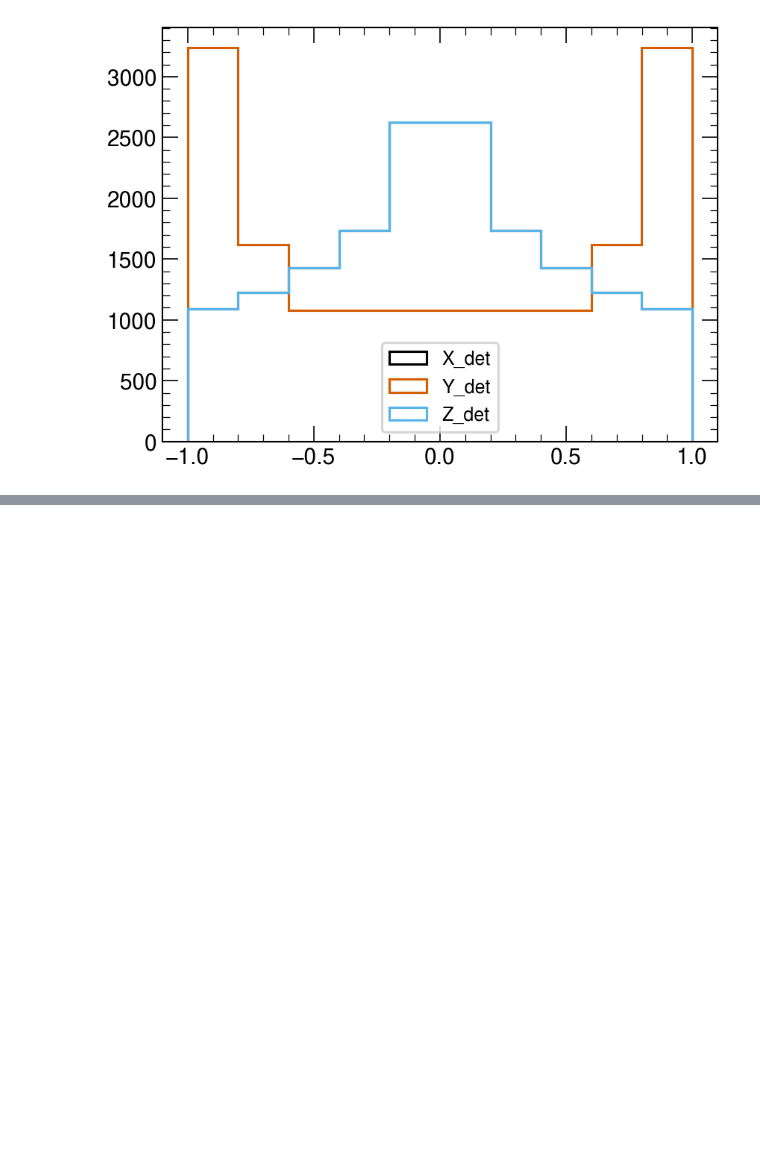
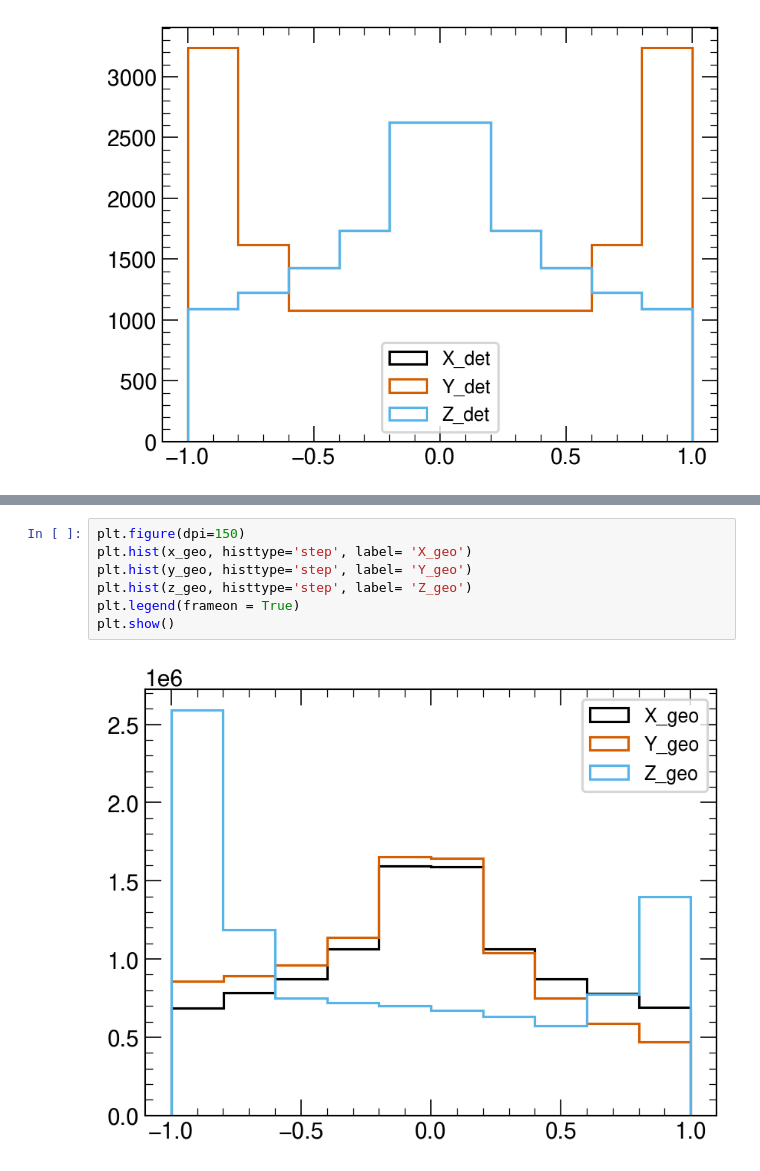
Before and after one commit to lperes-ufrj/AxionAnalysis, a Jupyter notebook: GalaxyCenterSim/NFW_AngDist.ipynb, the cells around one changed output, grey strips where cells are left out. Saved outputs shown, nothing was run; the diff lists cells and outputs as text; blank space fills up the shorter version.

```diff
--- a/GalaxyCenterSim/NFW_AngDist.ipynb
+++ b/GalaxyCenterSim/NFW_AngDist.ipynb
@@ -742,0 +516,9 @@ plt.show()
+# %%
+plt.figure(dpi=150)
+plt.hist(x_geo, histtype='step', label= 'X_geo')
+plt.hist(y_geo, histtype='step', label= 'Y_geo')
+plt.hist(z_geo, histtype='step', label= 'Z_geo')
+plt.legend(frameon = True)
+plt.show()
+# %% [output]
+[figure, added]
```
Also changed, not shown: parts of 14 cells of this notebook.
